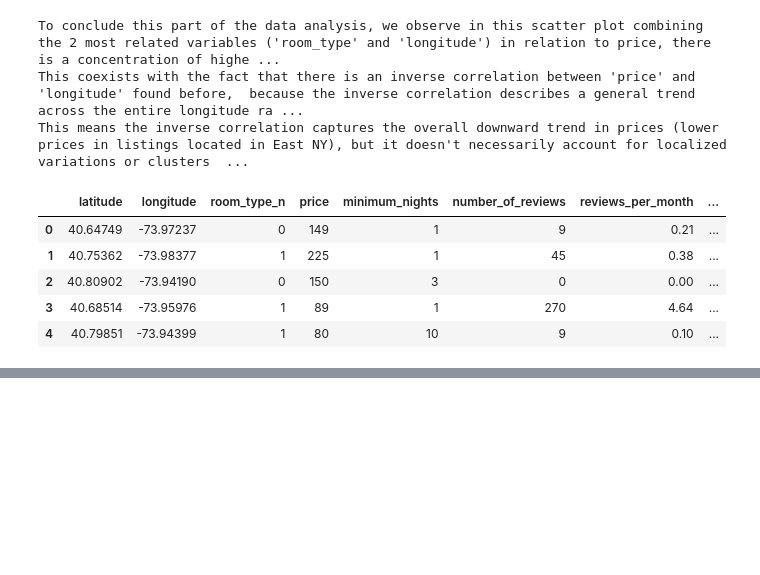
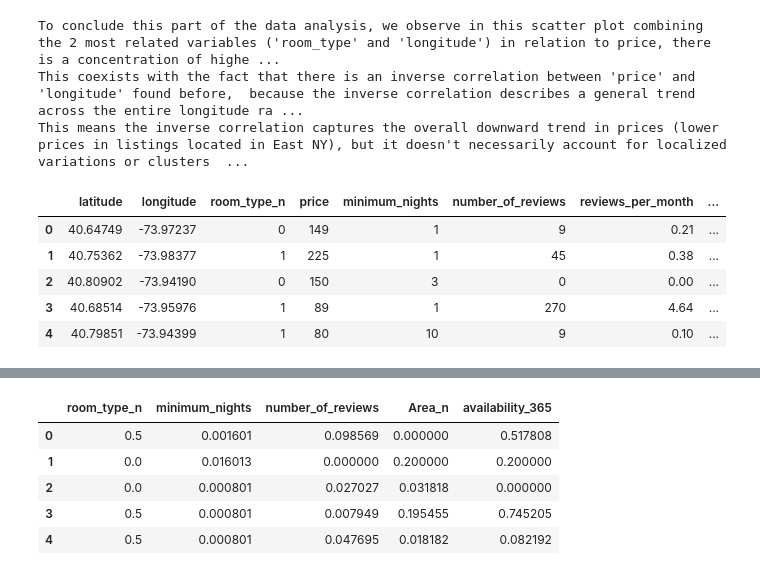
Before and after one commit to 4GeeksAcademy/Data_Preprocessing_Project_TutorialDianaM, a Jupyter notebook: src/explore.ipynb, the cells around one changed output, grey strips where cells are left out. Cells and saved outputs as stored; diff of their text form; code cells hidden in the pictures; blank space fills up the shorter version.

```diff
--- a/src/explore.ipynb
+++ b/src/explore.ipynb
@@ -1063,0 +1143,9 @@ X_train_num_mm.head()
+# %%
+df_X_test_sel_chi2.head()
+# %% [output]
+|  | room_type_n | minimum_nights | number_of_reviews | Area_n | availability_365 |
+| 0 | 0.5 | 0.001601 | 0.098569 | 0.000000 | 0.517808 |
+| 1 | 0.0 | 0.016013 | 0.000000 | 0.200000 | 0.200000 |
+| 2 | 0.0 | 0.000801 | 0.027027 | 0.031818 | 0.000000 |
+| 3 | 0.5 | 0.000801 | 0.007949 | 0.195455 | 0.745205 |
+| 4 | 0.5 | 0.000801 | 0.047695 | 0.018182 | 0.082192 |
```
Also changed, not shown: parts of 9 cells of this notebook.
